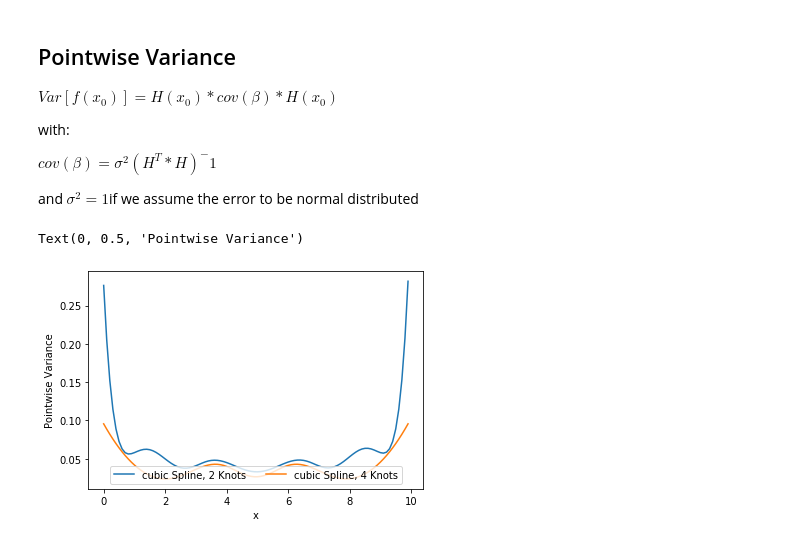
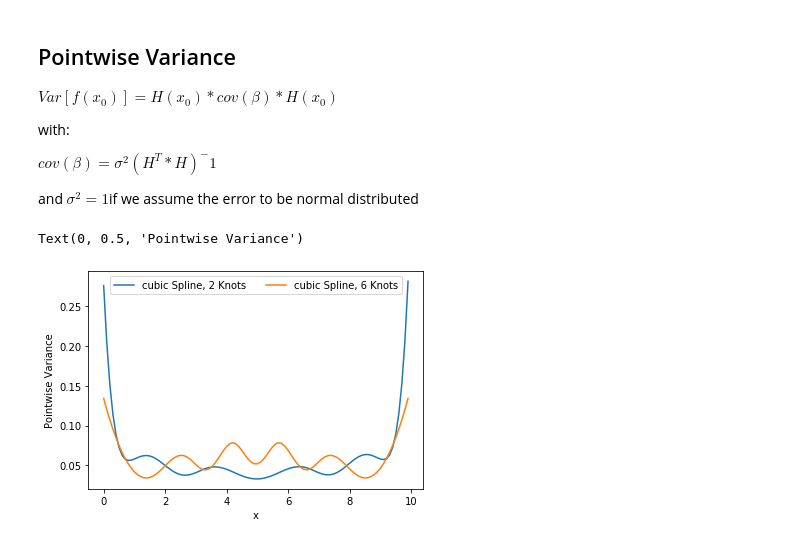
Before and after one commit to RDoerfel/binder, a Jupyter notebook: splines.ipynb, the cells around one changed output. Saved outputs shown, nothing was run; the diff lists cells and outputs as text; code cells hidden in the pictures.

```diff
--- a/splines.ipynb
+++ b/splines.ipynb
@@ -347,19 +347,19 @@ def getPointVar(model):
 # %%
 ## plot pointwise variances
 
 cubicSpline = cubicSpline2(x,2)
-natCubSpline = natCubicSpline(x,4)
+natCubSpline = natCubicSpline(x,6)
 
 varCubic = getPointVar(cubicSpline)
 varNat = getPointVar(natCubSpline)
 
 fig6 = plt.figure()
 ax6 = fig6.add_subplot(111)
 ax6.plot(x,varCubic)
 ax6.plot(x,varNat)
-ax6.legend(['cubic Spline, 2 Knots', 'cubic Spline, 4 Knots'], loc = 'lower center', ncol = 2)
+ax6.legend(['cubic Spline, 2 Knots', 'cubic Spline, 6 Knots'], loc = 'upper center', ncol = 2)
 ax6.set_xlabel('x')
 ax6.set_ylabel('Pointwise Variance')
 # %% [output]
 Text(0, 0.5, 'Pointwise Variance')
-[figure, old version]
+[figure, new version]
```
Also changed, not shown: parts of 1 cell of this notebook, 2 other files.
